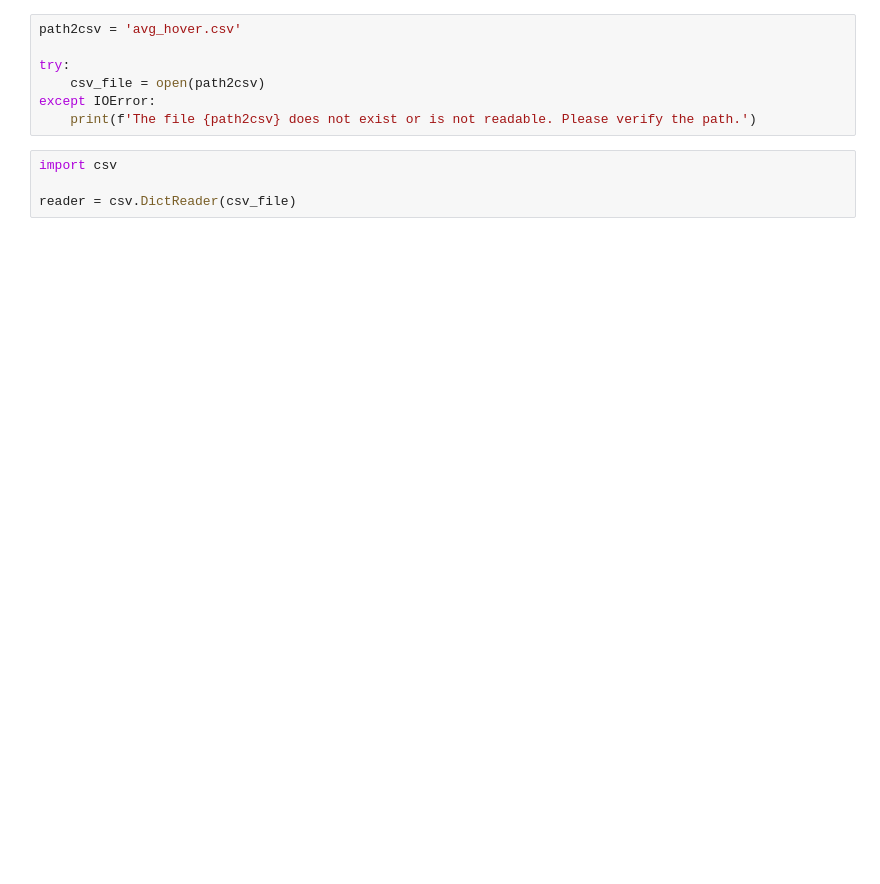
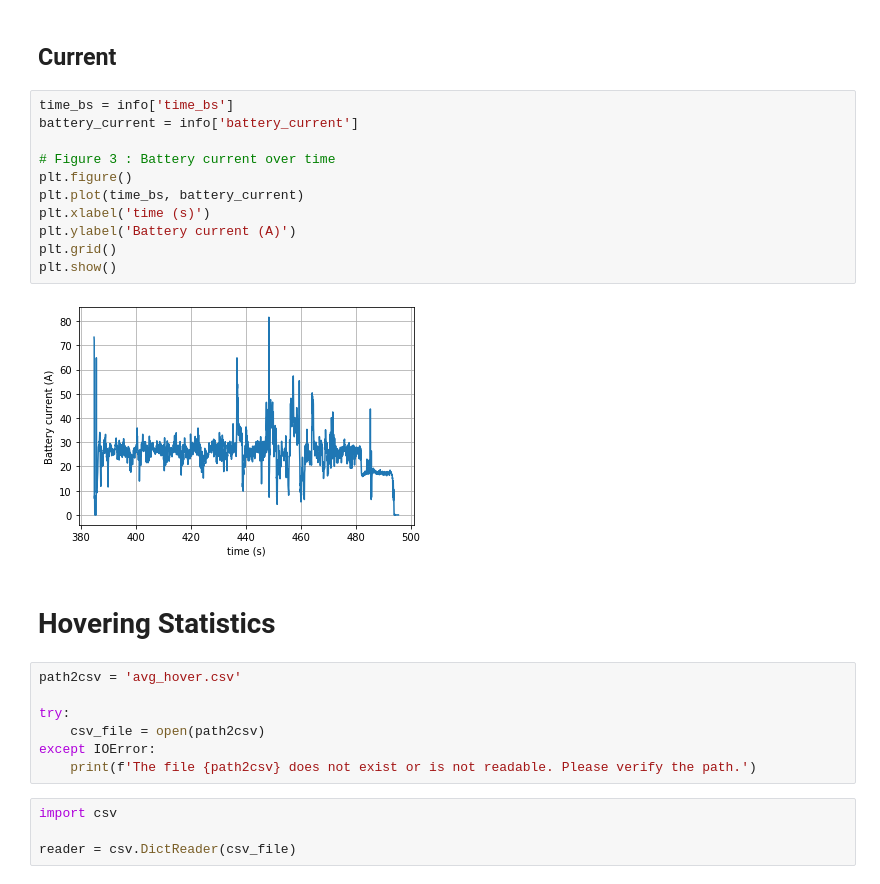
Before and after one commit to lucasschn/LogAnalysis, a Jupyter notebook: Hovering/Hovering Review.ipynb, the cells around one changed output. Saved outputs shown, nothing was run; the diff lists cells and outputs as text; blank space fills up the shorter version.

```diff
--- a/Hovering/Hovering Review.ipynb
+++ b/Hovering/Hovering Review.ipynb
@@ -6,3 +92,20 @@ from matplotlib import pyplot as plt
+# %% [markdown]
+## Current
+# %%
+time_bs = info['time_bs']
+battery_current = info['battery_current']
+
+# Figure 3 : Battery current over time
+plt.figure()
+plt.plot(time_bs, battery_current)
+plt.xlabel('time (s)')
+plt.ylabel('Battery current (A)')
+plt.grid()
+plt.show()
+# %% [output]
+[figure, added]
+# %% [markdown]
+# Hovering Statistics
 # %%
 path2csv = 'avg_hover.csv'
 
```
Also changed, not shown: parts of 17 cells of this notebook, 11 other files.
